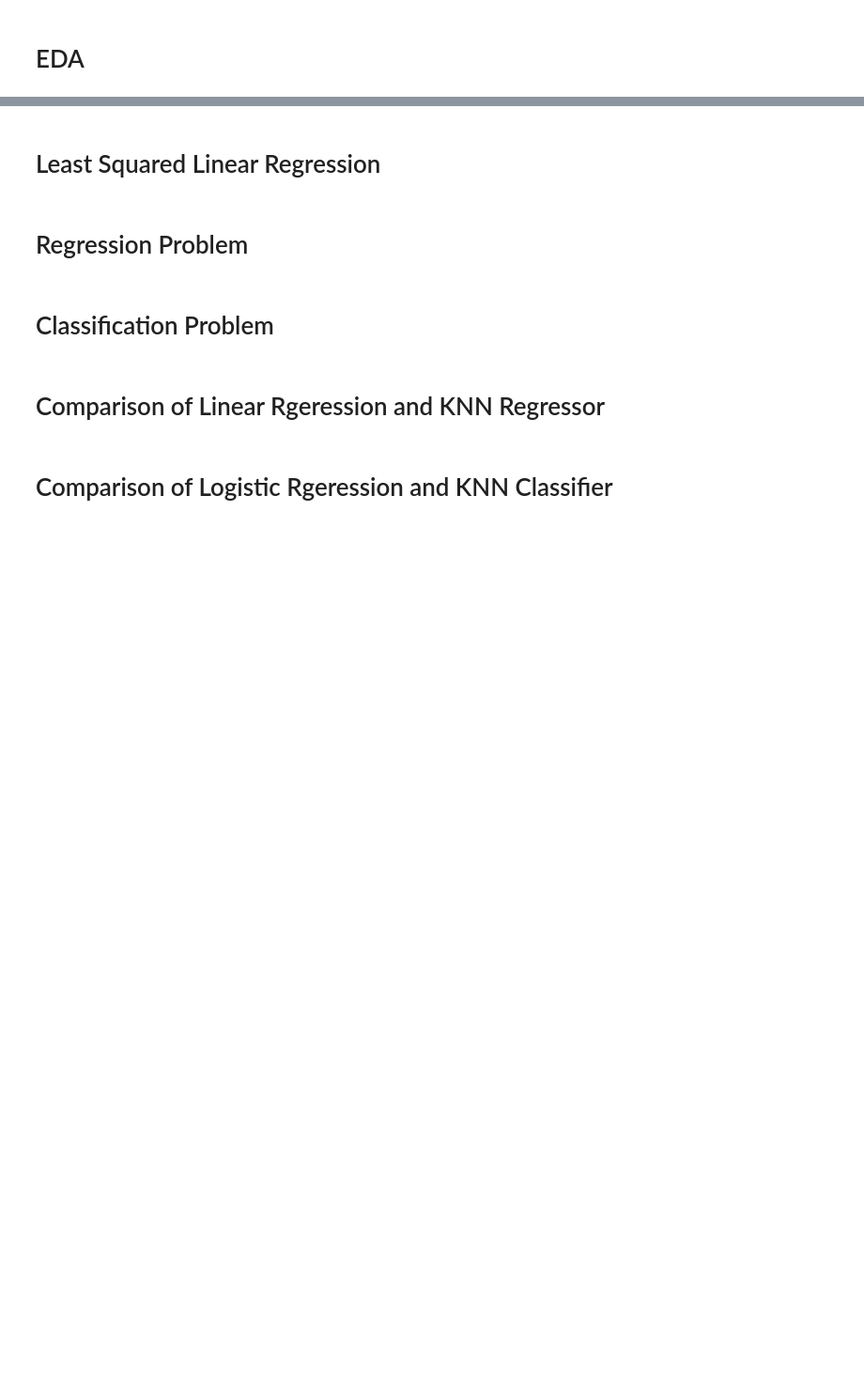
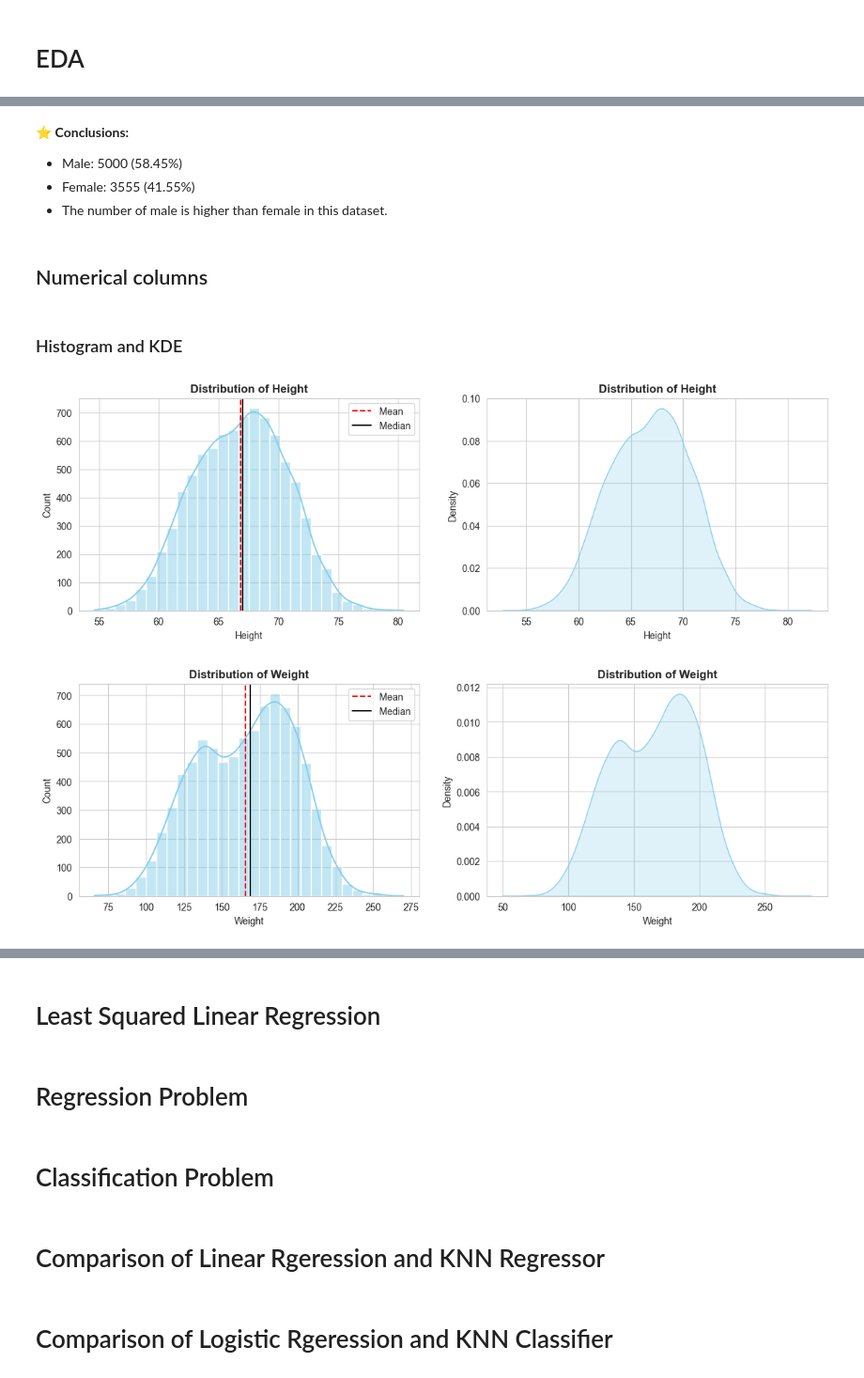
Before and after one commit to mohammadkhorshed/DS-ML-Assignments, a Jupyter notebook: assignment_05.ipynb, the cells around one changed output, grey strips where cells are left out. Shown at 94% size. Saved outputs shown, nothing was run; the diff lists cells and outputs as text; code cells hidden in the pictures; blank space fills up the shorter version.

Commit message:
Dis dataset exploration and EDA

```diff
--- a/assignment_05.ipynb
+++ b/assignment_05.ipynb
@@ -47,0 +138,32 @@ df.tail()
+# %% [markdown]
+⭐ **Conclusions:**
+- Male: 5000 (58.45%)
+- Female: 3555 (41.55%)
+- The number of male is higher than female in this dataset.
+# %% [markdown]
+## Numerical columns
+# %% [markdown]
+### Histogram and KDE
+# %%
+# Histogram
+
+num_cols = df.drop('Gender', axis=1).columns
+
+for col in num_cols:
+    plt.figure(figsize=(14, 4))
+
+    plt.subplot(121)
+    sns.histplot(data=df, x=col, bins=30, color='skyblue', kde=True)
+    plt.axvline(df[col].mean(), color='red', linestyle='--', label='Mean')
+    plt.axvline(df[col].median(), c='black', label='Median')
+    plt.title(f'Distribution of {col}', fontsize=12, fontweight='bold')
+    plt.legend()
+
+    plt.subplot(122)
+    sns.kdeplot(data=df, x=col, color='skyblue', fill=True)
+    plt.title(f'Distribution of {col}', fontsize=12, fontweight='bold')
+
+    plt.show()
+# %% [output]
+[figure, added]
+[figure, added]
```
Also changed, not shown: parts of 23 cells of this notebook.
